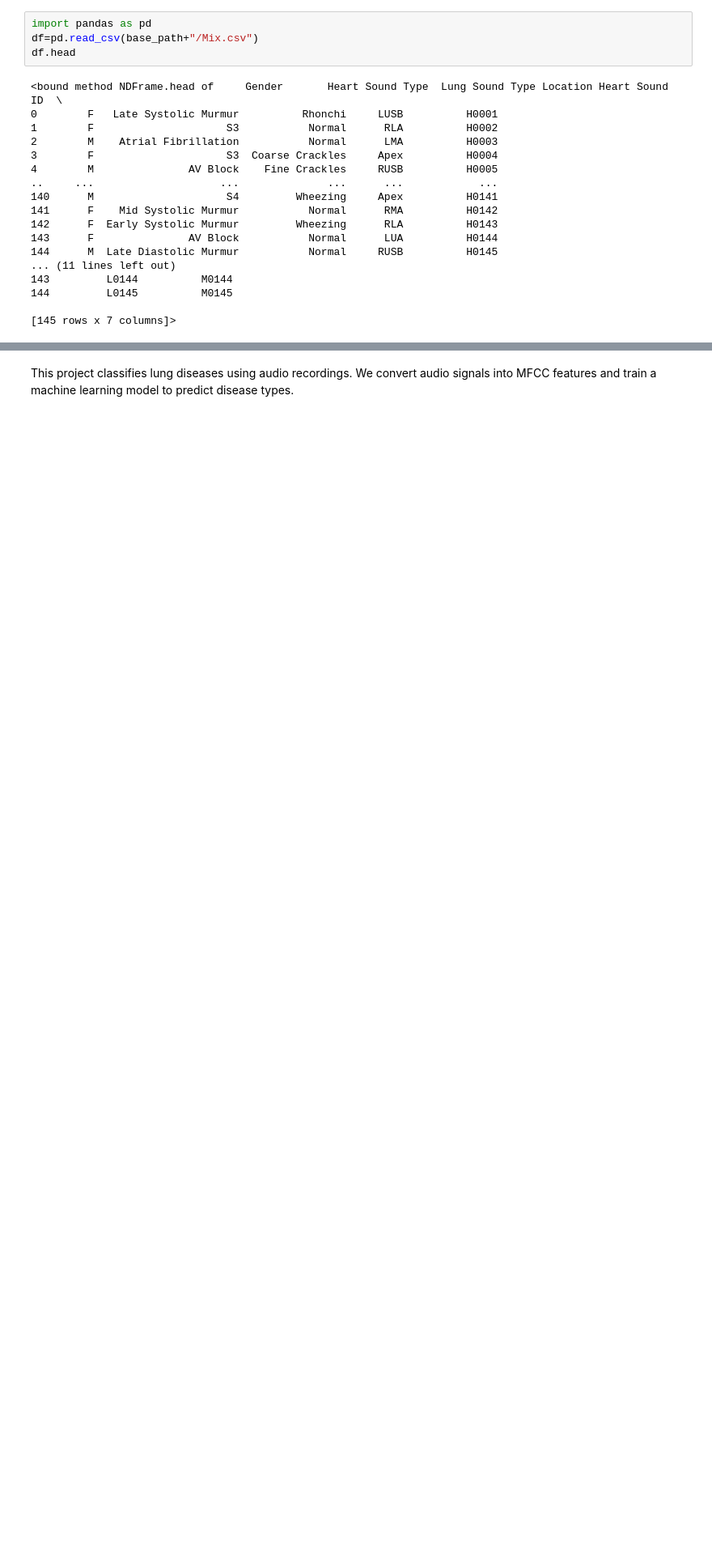
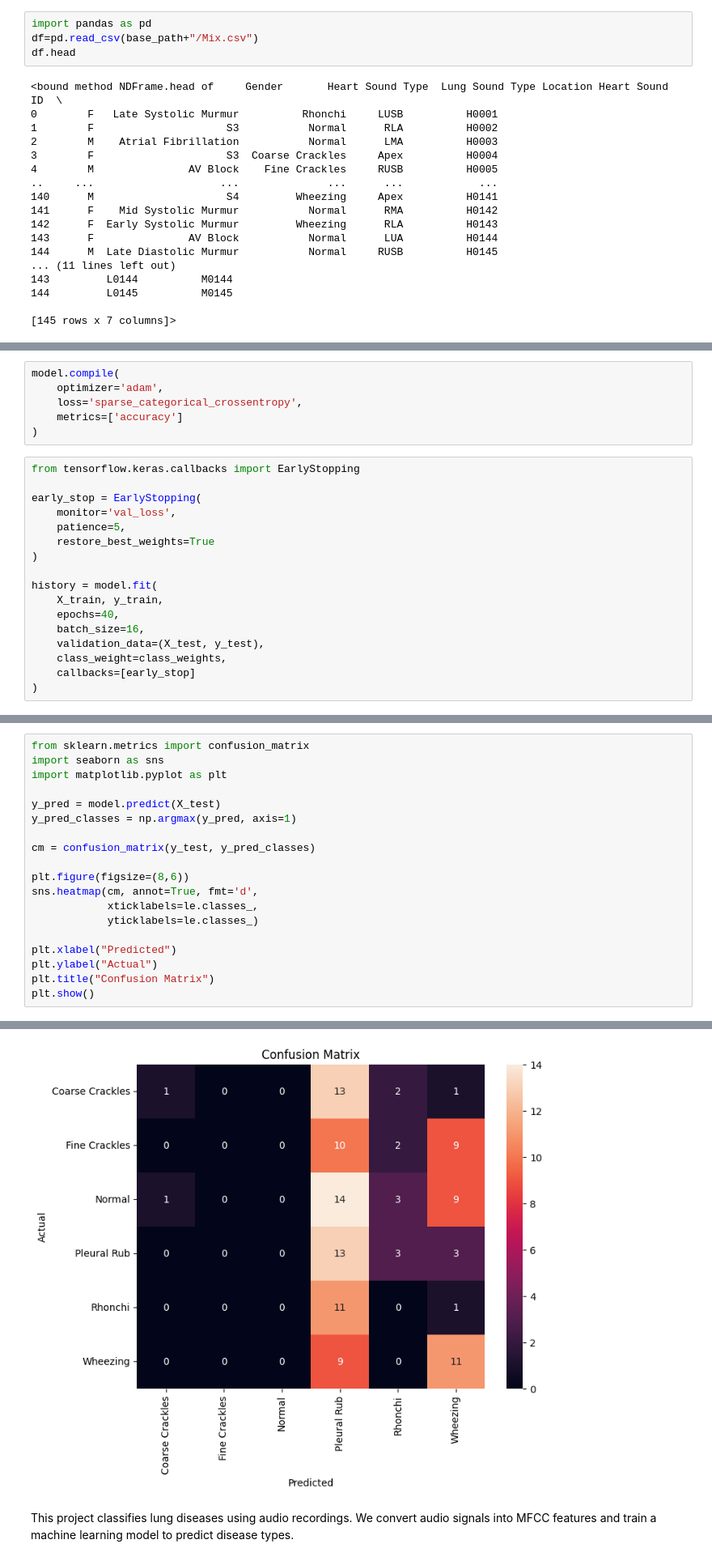
Before and after one commit to sdeb06/Lung-Disease-Classification, a Jupyter notebook: heart-disease-classification.ipynb, the cells around one changed output, grey strips where cells are left out. Shown at 81% size. Drawn from its saved outputs; the diff is of its cells as text; blank space fills up the shorter version.

Commit message:
Kaggle Notebook | Lung Disease classification | Version 2 | Added data augmentation and cnn

```diff
--- a/heart-disease-classification.ipynb
+++ b/heart-disease-classification.ipynb
@@ -163,0 +211,23 @@ print(df[['Mixed Sound ID', 'file_name', 'Lung Sound Type']].head())
+# %%
+model.compile(
+    optimizer='adam',
+    loss='sparse_categorical_crossentropy',
+    metrics=['accuracy']
+)
+# %%
+from tensorflow.keras.callbacks import EarlyStopping
+
+early_stop = EarlyStopping(
+    monitor='val_loss',
+    patience=5,
+    restore_best_weights=True
+)
+
+history = model.fit(
+    X_train, y_train,
+    epochs=40,
+    batch_size=16,
+    validation_data=(X_test, y_test),
+    class_weight=class_weights,
+    callbacks=[early_stop]
+)
@@ -163,0 +262,20 @@ print(df[['Mixed Sound ID', 'file_name', 'Lung Sound Type']].head())
+# %%
+from sklearn.metrics import confusion_matrix
+import seaborn as sns
+import matplotlib.pyplot as plt
+
+y_pred = model.predict(X_test)
+y_pred_classes = np.argmax(y_pred, axis=1)
+
+cm = confusion_matrix(y_test, y_pred_classes)
+
+plt.figure(figsize=(8,6))
+sns.heatmap(cm, annot=True, fmt='d',
+            xticklabels=le.classes_,
+            yticklabels=le.classes_)
+
+plt.xlabel("Predicted")
+plt.ylabel("Actual")
+plt.title("Confusion Matrix")
+plt.show()
+# %% [output]
@@ -164,3 +283,4 @@ print(df[['Mixed Sound ID', 'file_name', 'Lung Sound Type']].head())
+[figure, added]
 # %% [markdown]
 This project classifies lung diseases using audio recordings.
 We convert audio signals into MFCC features and train a machine learning model to predict disease types.
```
Also changed, not shown: parts of 18 cells of this notebook.
